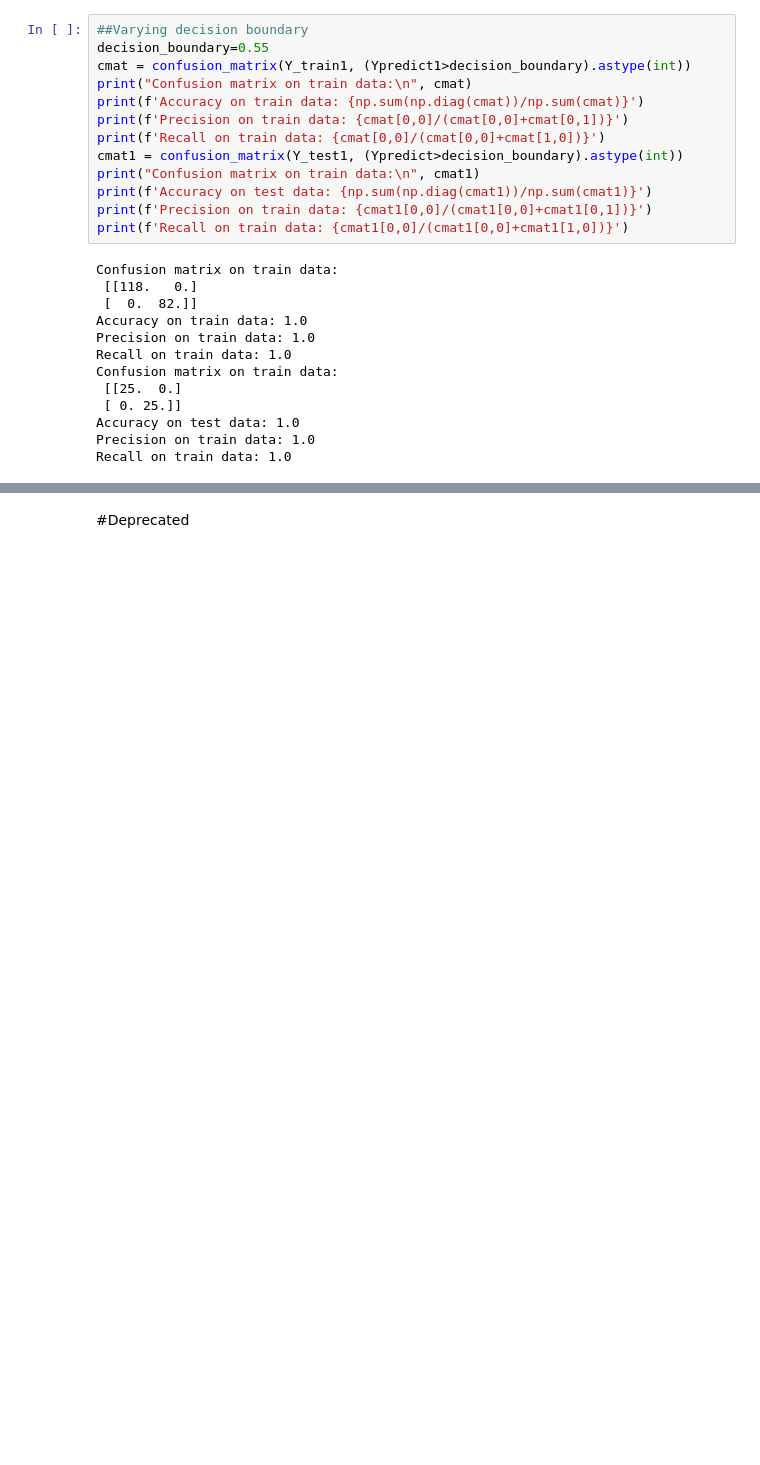
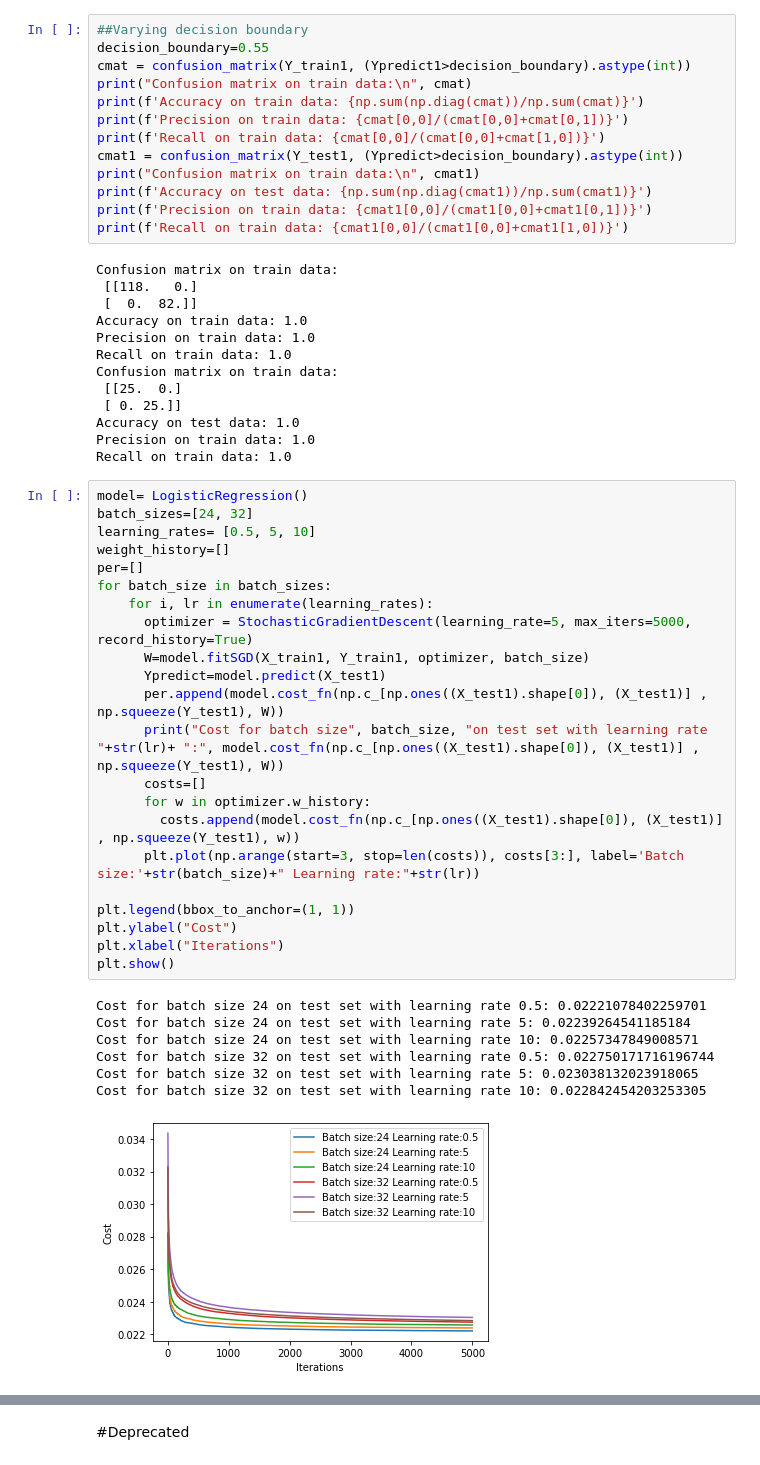
Before and after one commit to VenissaCarolQuadros/COMP551, a Jupyter notebook: COMP551_A1.ipynb, the cells around one changed output, grey strips where cells are left out. Saved outputs shown, nothing was run; the diff lists cells and outputs as text; blank space fills up the shorter version.

```diff
--- a/COMP551_A1.ipynb
+++ b/COMP551_A1.ipynb
@@ -868,6 +868,36 @@ Confusion matrix on train data:
 Accuracy on test data: 1.0
 Precision on train data: 1.0
 Recall on train data: 1.0
+# %%
+model= LogisticRegression()
+batch_sizes=[24, 32]
+learning_rates= [0.5, 5, 10]
+weight_history=[]
+per=[]
+for batch_size in batch_sizes:
+    for i, lr in enumerate(learning_rates):
+      optimizer = StochasticGradientDescent(learning_rate=5, max_iters=5000, record_history=True)
+      W=model.fitSGD(X_train1, Y_train1, optimizer, batch_size)
+      Ypredict=model.predict(X_test1)
+      per.append(model.cost_fn(np.c_[np.ones((X_test1).shape[0]), (X_test1)] , np.squeeze(Y_test1), W))
+      print("Cost for batch size", batch_size, "on test set with learning rate "+str(lr)+ ":", model.cost_fn(np.c_[np.ones((X_test1).shape[0]), (X_test1)] , np.squeeze(Y_test1), W))
+      costs=[]
+      for w in optimizer.w_history:
+        costs.append(model.cost_fn(np.c_[np.ones((X_test1).shape[0]), (X_test1)] , np.squeeze(Y_test1), w))
+      plt.plot(np.arange(start=3, stop=len(costs)), costs[3:], label='Batch size:'+str(batch_size)+" Learning rate:"+str(lr))
+
+plt.legend(bbox_to_anchor=(1, 1))
+plt.ylabel("Cost")
+plt.xlabel("Iterations")
+plt.show()
+# %% [output]
+Cost for batch size 24 on test set with learning rate 0.5: 0.02221078402259701
+Cost for batch size 24 on test set with learning rate 5: 0.02239264541185184
+Cost for batch size 24 on test set with learning rate 10: 0.02257347849008571
+Cost for batch size 32 on test set with learning rate 0.5: 0.022750171716196744
+Cost for batch size 32 on test set with learning rate 5: 0.023038132023918065
+Cost for batch size 32 on test set with learning rate 10: 0.022842454203253305
+[figure, added]
 # %%
 model= LogisticRegression()
 batch_sizes=[8, 16, 32, 64, 128, len(X_train1)]
```
Also changed, not shown: parts of 15 cells of this notebook.
